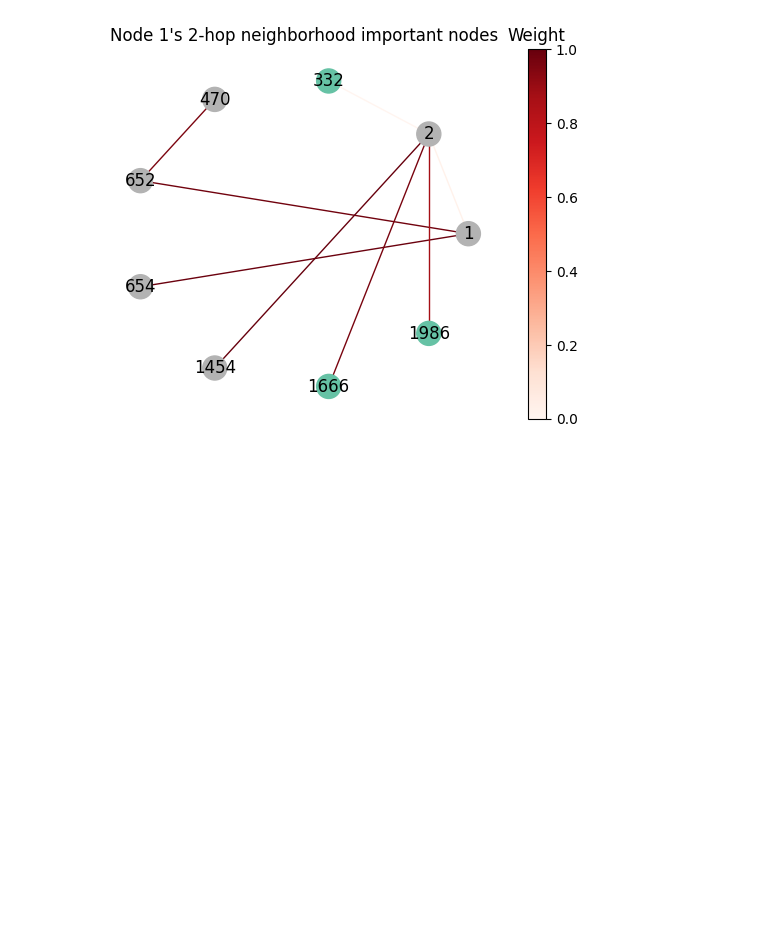
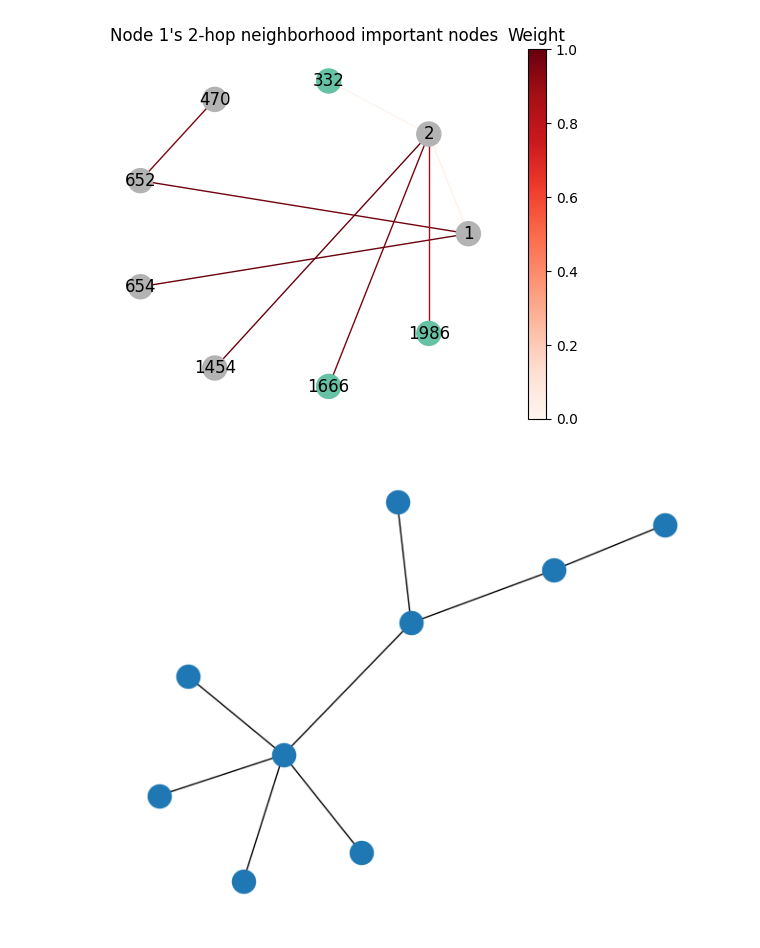
Before and after one commit to traopia/RGCN-Explainer, a Jupyter notebook: GNN_Explainer_easy_implementation.ipynb, the cells around one changed output. Drawn from its saved outputs; the diff is of its cells as text; code cells hidden in the pictures; blank space fills up the shorter version.

```diff
--- a/GNN_Explainer_easy_implementation.ipynb
+++ b/GNN_Explainer_easy_implementation.ipynb
@@ -582,6 +582,7 @@ def log_adj_grad(adj, masked_adj, node_idx, pred_label,pred_label_node, x, epoch
 
 
     masked_adj = masked_adj[0].cpu().detach().numpy()
+    return masked_adj
 # %%
 log_adj_grad(adj, masked_adj, node_idx, pred_label,pred_label_node, x, 1, label=None)
 # %% [output]
@@ -792,20 +801,20 @@ for epoch in range(100):
 
 
 
-    loss.backward()
+    loss.backward(retain_graph=True)
     optimizer.step()
     mask_density = explainer.mask_density()
     single_subgraph_label = sub_label.squeeze()
-    #if epoch % 25 == 0:
+    if epoch % 25 == 0:
     #     explainer.log_mask(epoch)
     #     explainer.log_masked_adj(
     #         node_idx_new, epoch, label=single_subgraph_label
     #     )
 
 
-    #     explainer.log_adj_grad(
-    #         node_idx_new, pred_label, epoch, label=single_subgraph_label)
-    # #     )
+        explainer.log_adj_grad(
+            node_idx_new, pred_label, epoch, label=single_subgraph_label)
+
 
 
     if epoch % 10 == 0:
@@ -910,0 +1034,5 @@ tensor([4, 4, 3, 4, 4, 4, 4, 3, 3])
+# %%
+Gnew = denoise_graph(sub_adj,1)
+nx.draw(Gnew)
+# %% [output]
+[figure, added]
```
Also changed, not shown: parts of 12 cells of this notebook, 20 other files.
